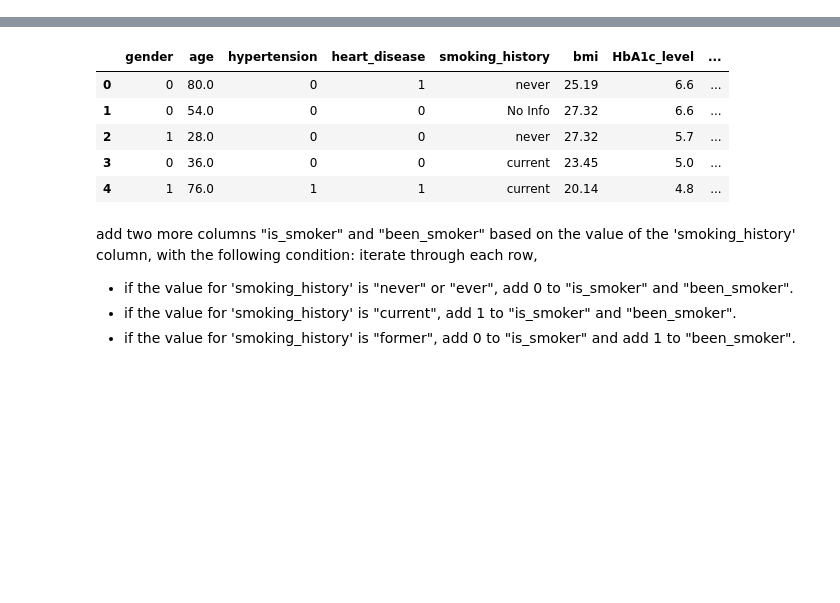
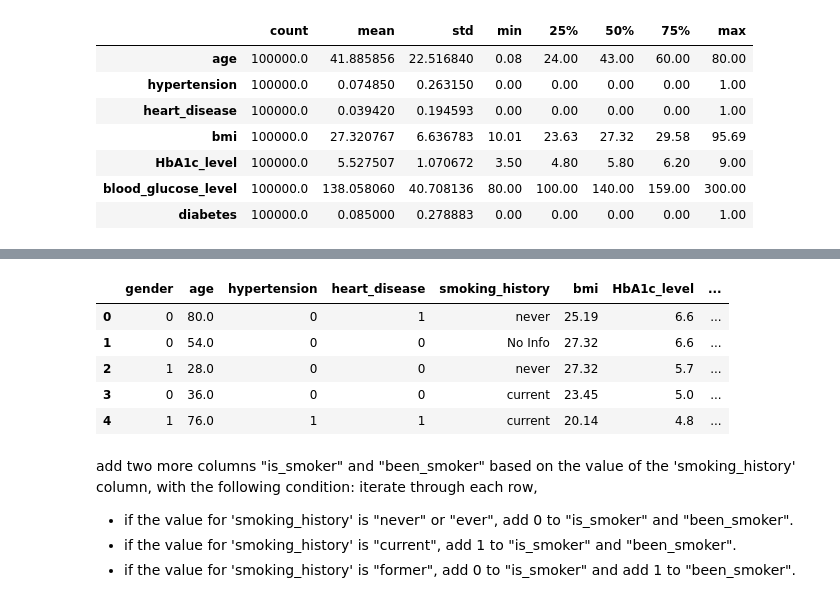
Before and after one commit to armanfeili/FDS-Final-Project, a Jupyter notebook: main.ipynb, the cells around one changed output, grey strips where cells are left out. Cells and saved outputs as stored; diff of their text form; code cells hidden in the pictures; blank space fills up the shorter version.

```diff
--- a/main.ipynb
+++ b/main.ipynb
@@ -31,0 +81,12 @@ from sklearn.model_selection import train_test_split
+# %%
+# Generate descriptive statistics of DataFrame
+data.describe().T
+# %% [output]
+|  | count | mean | std | min | 25% | 50% | 75% | max |
+| age | 100000.0 | 41.885856 | 22.516840 | 0.08 | 24.00 | 43.00 | 60.00 | 80.00 |
+| hypertension | 100000.0 | 0.074850 | 0.263150 | 0.00 | 0.00 | 0.00 | 0.00 | 1.00 |
+| heart_disease | 100000.0 | 0.039420 | 0.194593 | 0.00 | 0.00 | 0.00 | 0.00 | 1.00 |
+| bmi | 100000.0 | 27.320767 | 6.636783 | 10.01 | 23.63 | 27.32 | 29.58 | 95.69 |
+| HbA1c_level | 100000.0 | 5.527507 | 1.070672 | 3.50 | 4.80 | 5.80 | 6.20 | 9.00 |
+| blood_glucose_level | 100000.0 | 138.058060 | 40.708136 | 80.00 | 100.00 | 140.00 | 159.00 | 300.00 |
+| diabetes | 100000.0 | 0.085000 | 0.278883 | 0.00 | 0.00 | 0.00 | 0.00 | 1.00 |
```
Also changed, not shown: parts of 18 cells of this notebook.
